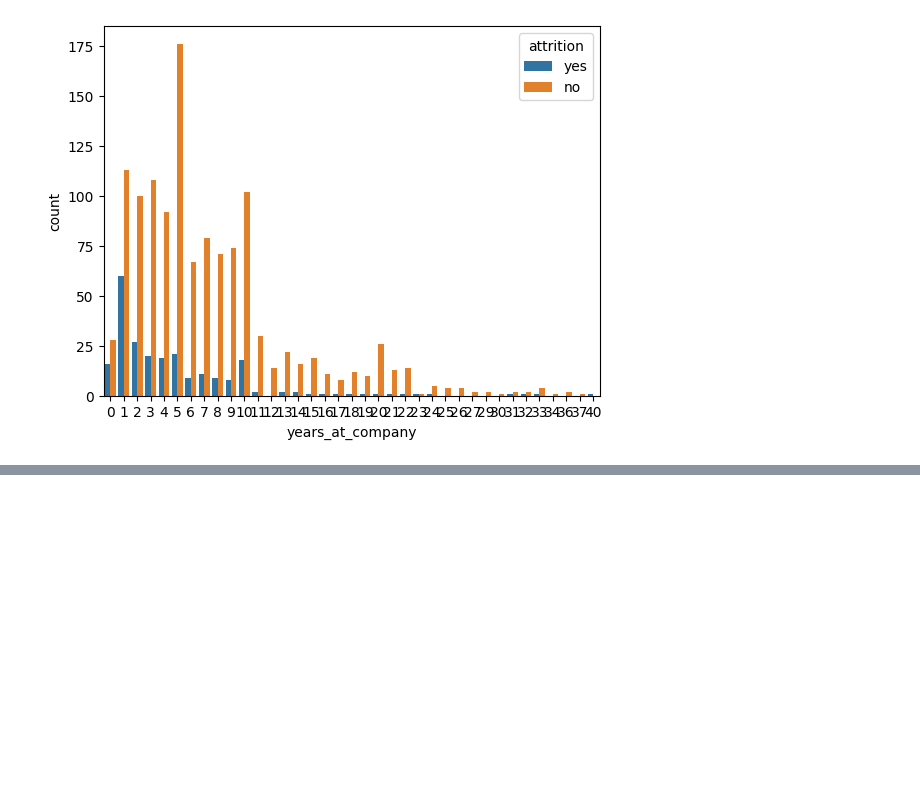
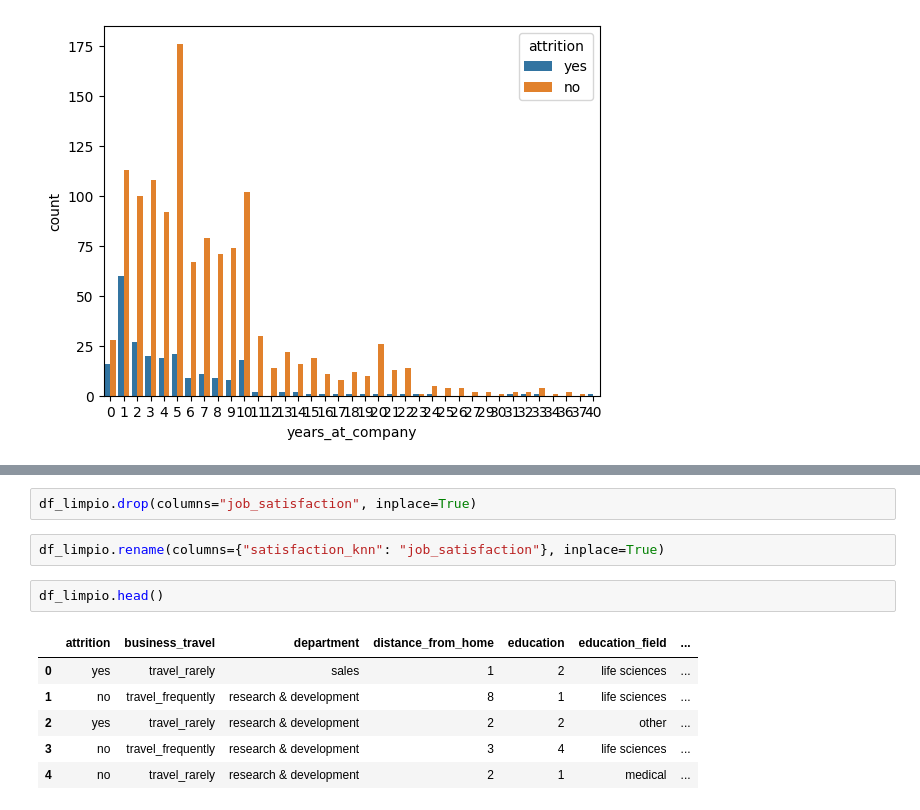
Before and after one commit to Lumo88/project-da-promo-65-modulo-3-team-1, a Jupyter notebook: Proyecto_Organizacion.ipynb, the cells around one changed output, grey strips where cells are left out. Cells and saved outputs as stored; diff of their text form; blank space fills up the shorter version.

```diff
--- a/Proyecto_Organizacion.ipynb
+++ b/Proyecto_Organizacion.ipynb
@@ -1104,0 +1197,13 @@ sns.countplot(data=df_limpio,hue="attrition",x="years_at_company")
+# %%
+df_limpio.drop(columns="job_satisfaction", inplace=True)
+# %%
+df_limpio.rename(columns={"satisfaction_knn": "job_satisfaction"}, inplace=True)
+# %%
+df_limpio.head()
+# %% [output]
+|  | attrition | business_travel | department | distance_from_home | education | education_field | ... |
+| 0 | yes | travel_rarely | sales | 1 | 2 | life sciences | ... |
+| 1 | no | travel_frequently | research & development | 8 | 1 | life sciences | ... |
+| 2 | yes | travel_rarely | research & development | 2 | 2 | other | ... |
+| 3 | no | travel_frequently | research & development | 3 | 4 | life sciences | ... |
+| 4 | no | travel_rarely | research & development | 2 | 1 | medical | ... |
```
Also changed, not shown: parts of 42 cells of this notebook, 1 other file.
